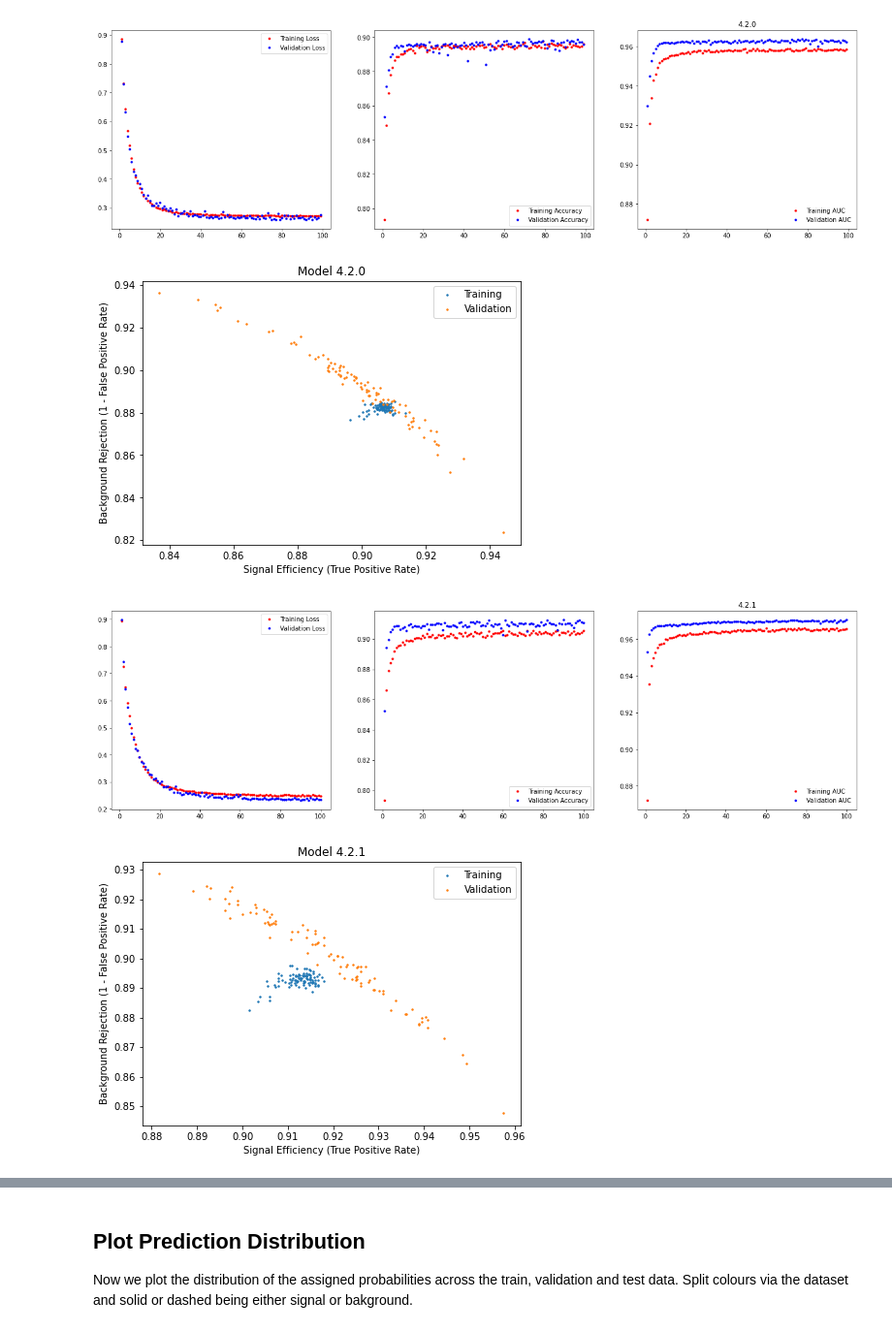
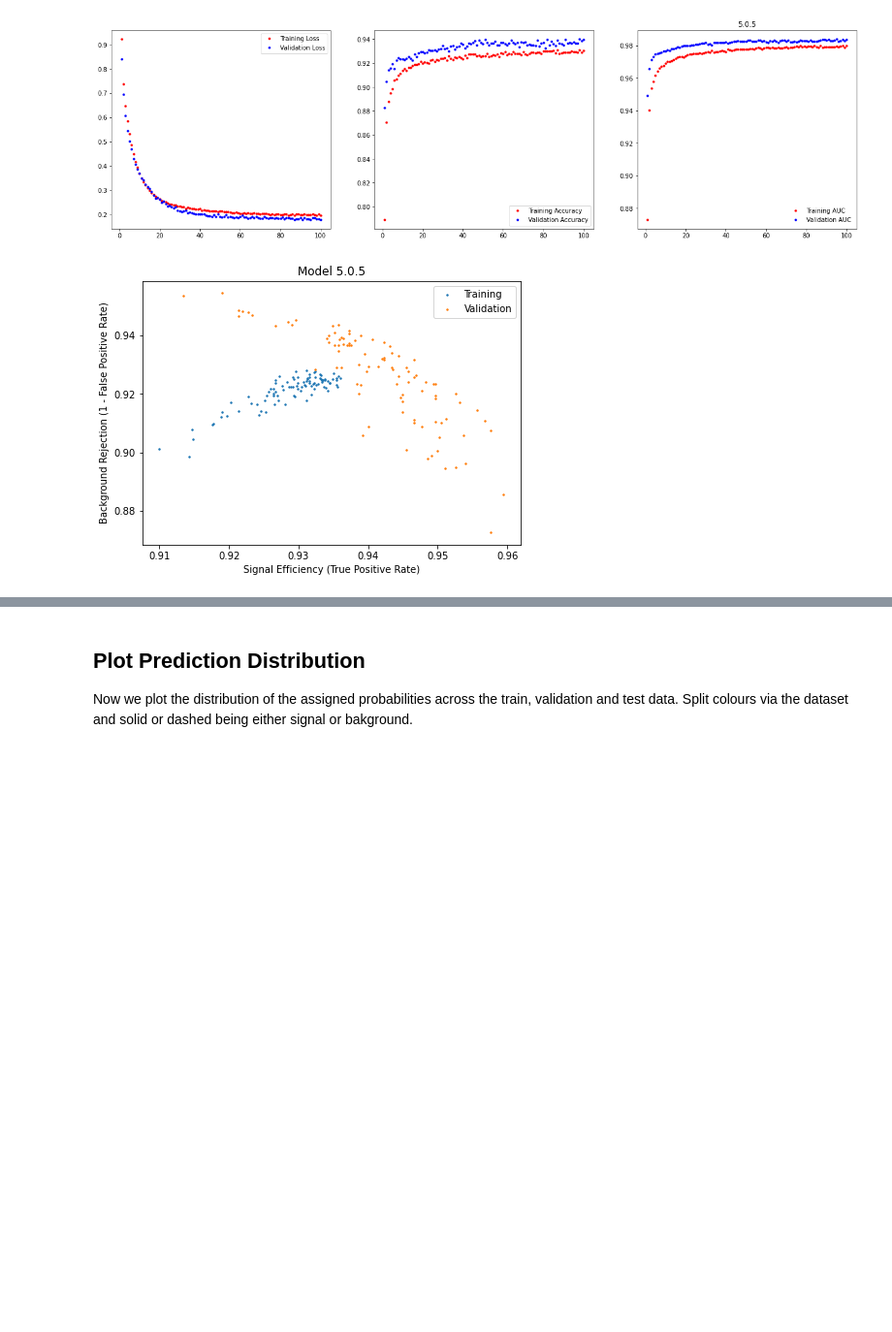
Before and after one commit to ChandlerKenworthy/Y4RareDecayProject, a Jupyter notebook: code/neural_network/model_analysis.ipynb, the cells around one changed output, grey strips where cells are left out. Shown at 97% size. Cells and saved outputs as stored; diff of their text form; code cells hidden in the pictures; blank space fills up the shorter version.

```diff
--- a/code/neural_network/model_analysis.ipynb
+++ b/code/neural_network/model_analysis.ipynb
@@ -26,3 +10,10 @@ Index(['Lb_PT', 'Lb_IPCHI2_OWNPV', 'Lb_ENDVERTEX_CHI2', 'Lb_HOP',
+# %%
+version = "5.0.5"
+fname = f'preselected_feat_v{version}_equalRatio_restrictedSideband'
+# Change this!
+# %%
+data = Flow(None, None, None, f'csv/{fname}.csv')
+df = data.get_combined_data()
 # %%
 custom_callbacks = [
     callbacks.EarlyStopping(patience=20, min_delta=0.0005, restore_best_weights=True),
@@ -110,16 +101,15 @@ def roc_curve(history, y_train, y_val, mversion='No Version', savefig=False, off
     if not off:
         plt.show()
 # %%
-def run_all(data_objs):
+def run_all(data, version):
     # Give it a list of data objects
-    for i, d in enumerate(data_objs):
-        (X_train, y_train), (X_val, y_val), (X_test, y_test) = d.get_train_val_test_split()
-        model = compile_model((X_train.shape[1],))
-        #fit_model(model, (X_train, y_train), (X_val, y_val), f'4.2.{i}', callbacks=custom_callbacks)
-        plot_history(f'4.2.{i}', f'train_history_imgs/4.2.{i}.png', off=True)
-        history = pickle.load(open(f'train_history/v4.2.{i}', "rb"))
-        roc_curve(history, y_train, y_val, mversion=f'4.2.{i}', savefig=f'train_history_imgs/4.2.{i}_roc.png', off=True, excl_epochs=5)
-        # Dont plot the first 5 epochs they are dumb
+    (X_train, y_train), (X_val, y_val), (X_test, y_test) = data.get_train_val_test_split()
+    model = compile_model((X_train.shape[1],))
+    fit_model(model, (X_train, y_train), (X_val, y_val), f'{version}', callbacks=custom_callbacks)
+    plot_history(f'{version}', f'train_history_imgs/{version}.png', off=True)
+    history = pickle.load(open(f'train_history/v{version}', "rb"))
+    roc_curve(history, y_train, y_val, mversion=f'{version}', savefig=f'train_history_imgs/{version}_roc.png', off=True, excl_epochs=5)
+    # Dont plot the first 5 epochs they are dumb
 # %%
-run_all(data)
+run_all(data, version)
 # %% [output]
@@ -129,4 +133,2 @@ To enable them in other operations, rebuild TensorFlow with the appropriate comp
-[figure, old version]
+[figure, new version]
-[figure, old version]
+[figure, new version]
-[figure, removed]
-[figure, removed]
```
Also changed, not shown: parts of 6 cells of this notebook, 9 other files.
